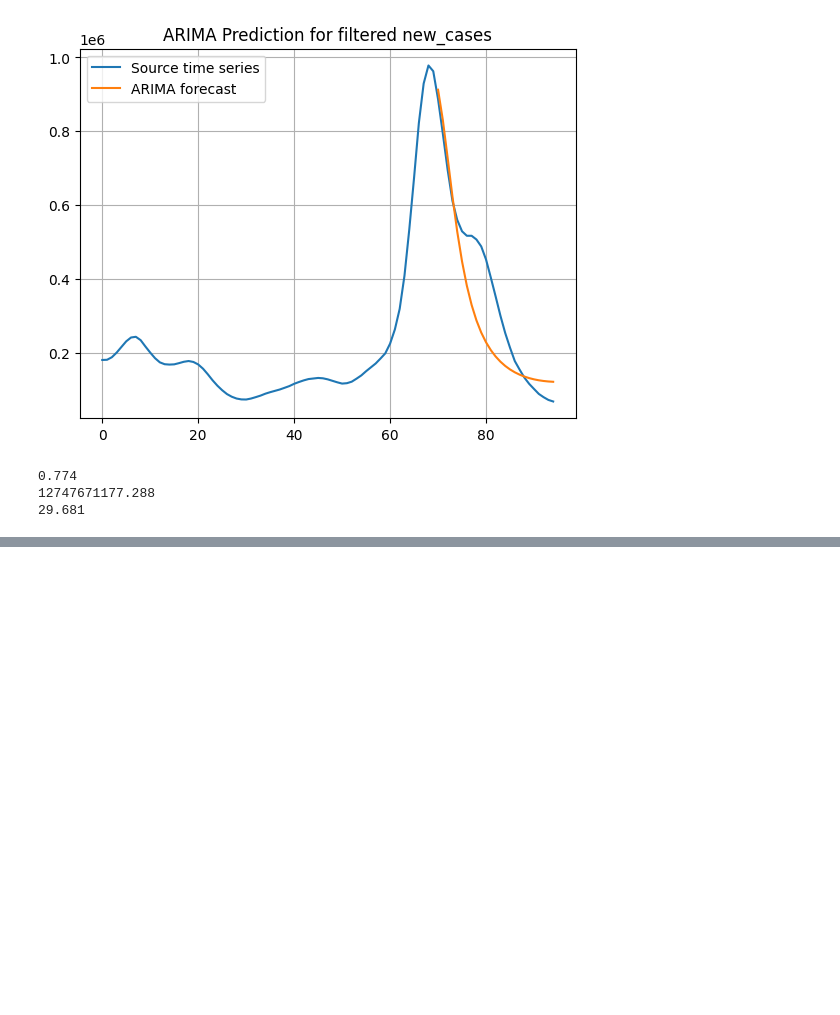
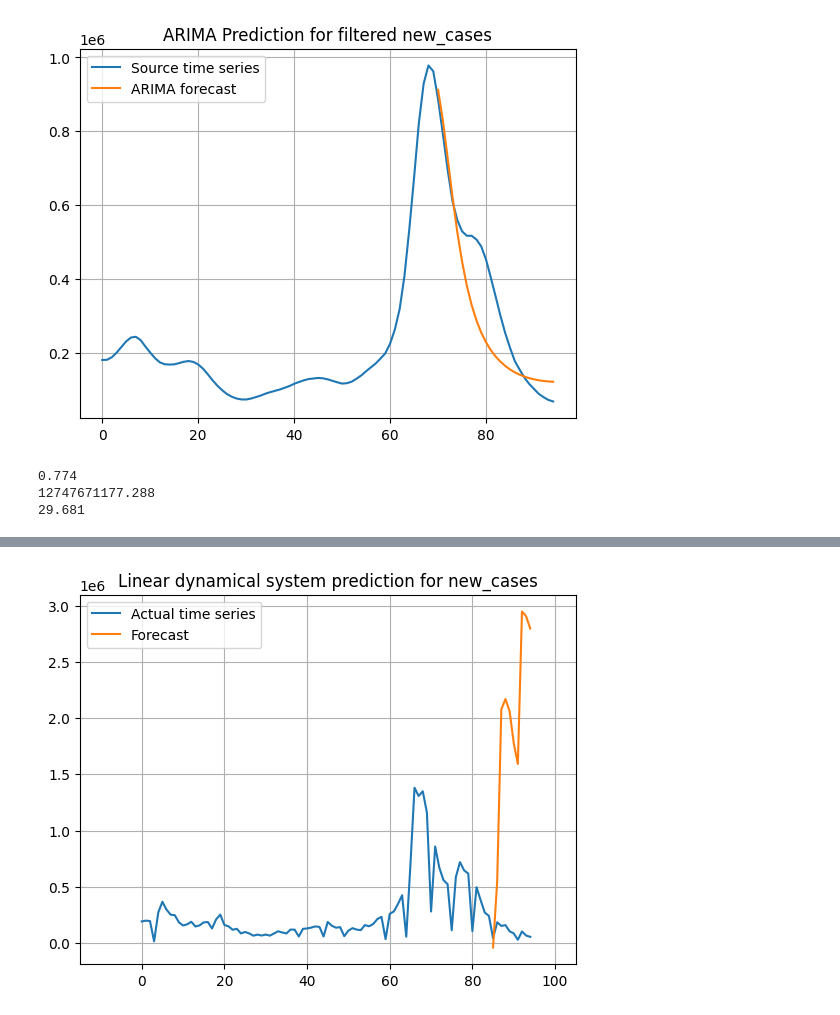
Before and after one commit to D3lph1/methods-and-models-for-multivariate-data-analysis, a Jupyter notebook: Lab 4/lab_4_notebook.ipynb, the cells around one changed output, grey strips where cells are left out. Saved outputs shown, nothing was run; the diff lists cells and outputs as text; code cells hidden in the pictures; blank space fills up the shorter version.

```diff
--- a/Lab 4/lab_4_notebook.ipynb
+++ b/Lab 4/lab_4_notebook.ipynb
@@ -419,0 +522,16 @@ Trained operation is not actual because you are using new dataset for training.
+# %%
+pipeline.fit(train)
+forecast = pipeline.predict(test)
+
+train_length = len(merged[target]) - forecast_length
+
+plt.plot(merged[target], label='Actual time series')
+plt.plot(np.arange(train_length, train_length + forecast_length),
+         np.ravel(forecast.predict), label='Forecast')
+plt.xlim(train_length - 100, len(merged[target]) + 10)
+plt.title(f'Linear dynamical system prediction for {target}')
+plt.legend()
+plt.grid()
+plt.show()
+# %% [output]
+[figure, added]
```
Also changed, not shown: parts of 10 cells of this notebook.
